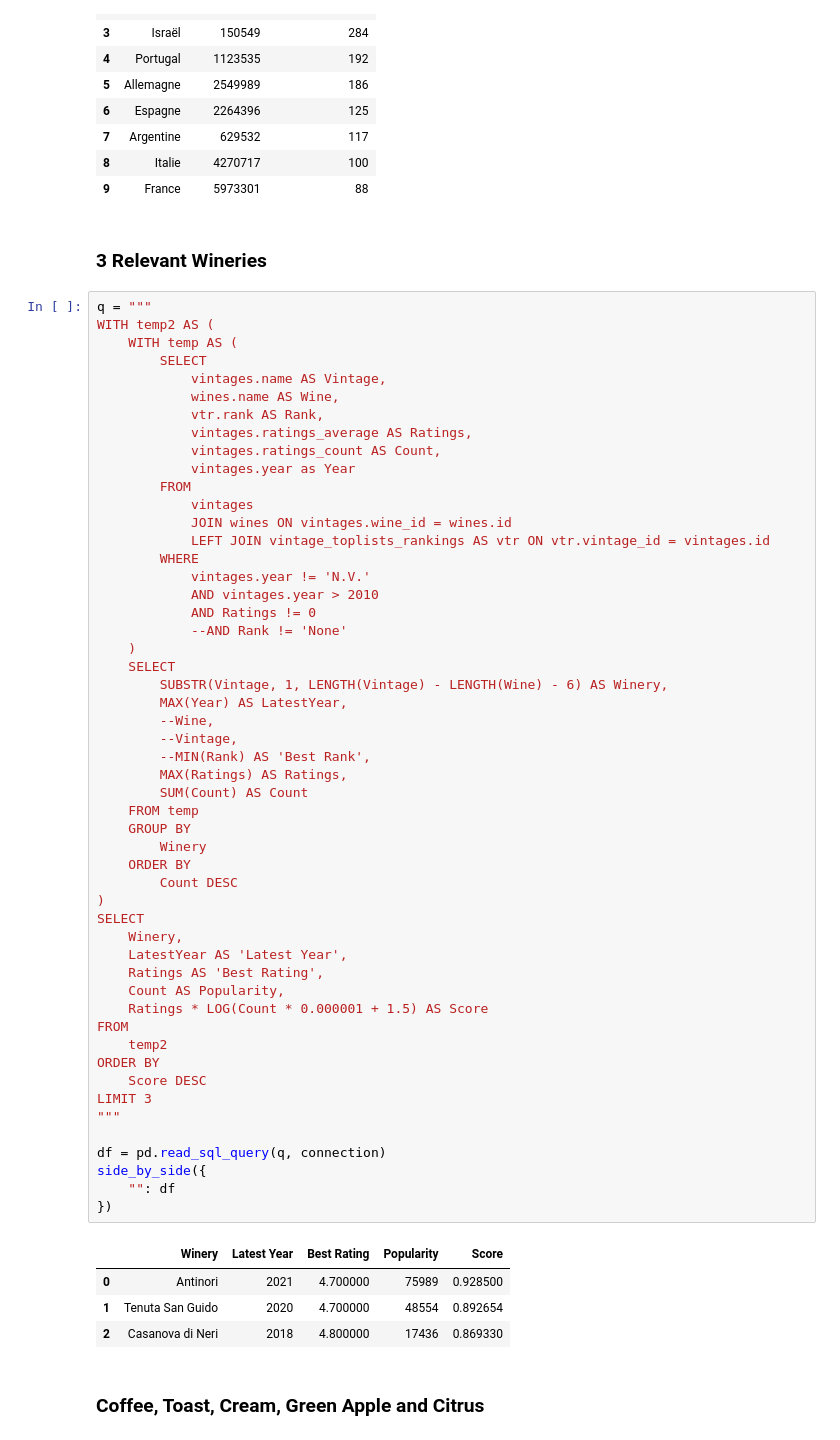
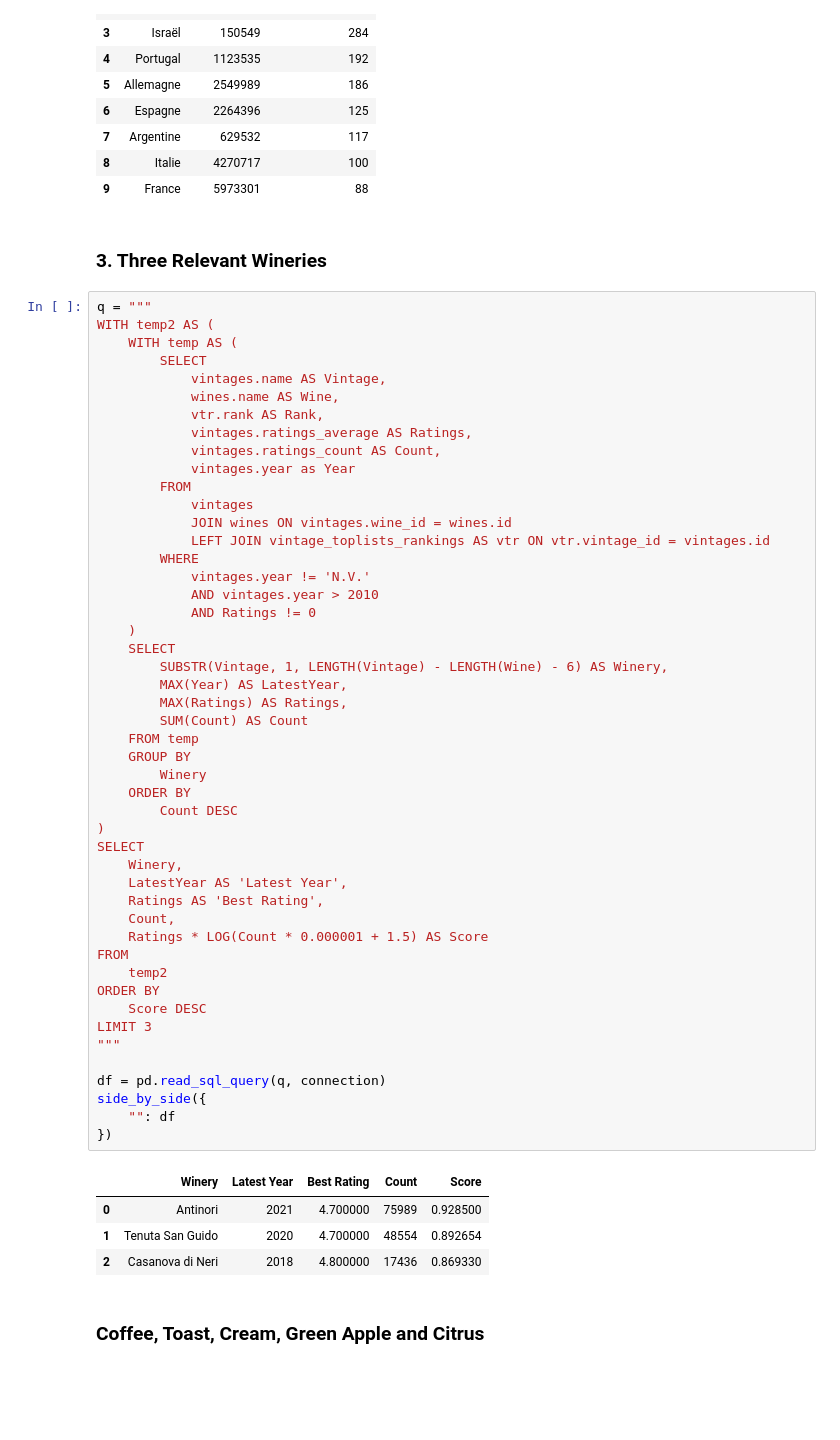
Before and after one commit to Huraqan/wiwino, a Jupyter notebook: analysis.ipynb, the cells around one changed output. Drawn from its saved outputs; the diff is of its cells as text; blank space fills up the shorter version.

```diff
--- a/analysis.ipynb
+++ b/analysis.ipynb
@@ -191,7 +236,7 @@ Ordered by users/winery
 | 8 | Italie | 4270717 | 100 |
 | 9 | France | 5973301 | 88 |
 # %% [markdown]
-### 3 Relevant Wineries
+### 3. Three Relevant Wineries
 # %%
 q = """
 WITH temp2 AS (
@@ -211,41 +256,37 @@ WITH temp2 AS (
             vintages.year != 'N.V.'
             AND vintages.year > 2010
             AND Ratings != 0
-            --AND Rank != 'None'
     )
     SELECT
         SUBSTR(Vintage, 1, LENGTH(Vintage) - LENGTH(Wine) - 6) AS Winery,
         MAX(Year) AS LatestYear,
-        --Wine,
-        --Vintage,
-        --MIN(Rank) AS 'Best Rank',
         MAX(Ratings) AS Ratings,
         SUM(Count) AS Count
     FROM temp
     GROUP BY
         Winery
     ORDER BY
         Count DESC
 )
 SELECT
     Winery,
     LatestYear AS 'Latest Year',
     Ratings AS 'Best Rating',
-    Count AS Popularity,
+    Count,
     Ratings * LOG(Count * 0.000001 + 1.5) AS Score
 FROM
     temp2
 ORDER BY
     Score DESC
 LIMIT 3
 """
 
 df = pd.read_sql_query(q, connection)
 side_by_side({
     "": df
 })
 # %% [output]
-|  | Winery | Latest Year | Best Rating | Popularity | Score |
+|  | Winery | Latest Year | Best Rating | Count | Score |
 | 0 | Antinori | 2021 | 4.700000 | 75989 | 0.928500 |
 | 1 | Tenuta San Guido | 2020 | 4.700000 | 48554 | 0.892654 |
 | 2 | Casanova di Neri | 2018 | 4.800000 | 17436 | 0.869330 |
```
Also changed, not shown: parts of 5 cells of this notebook, 1 other file.
